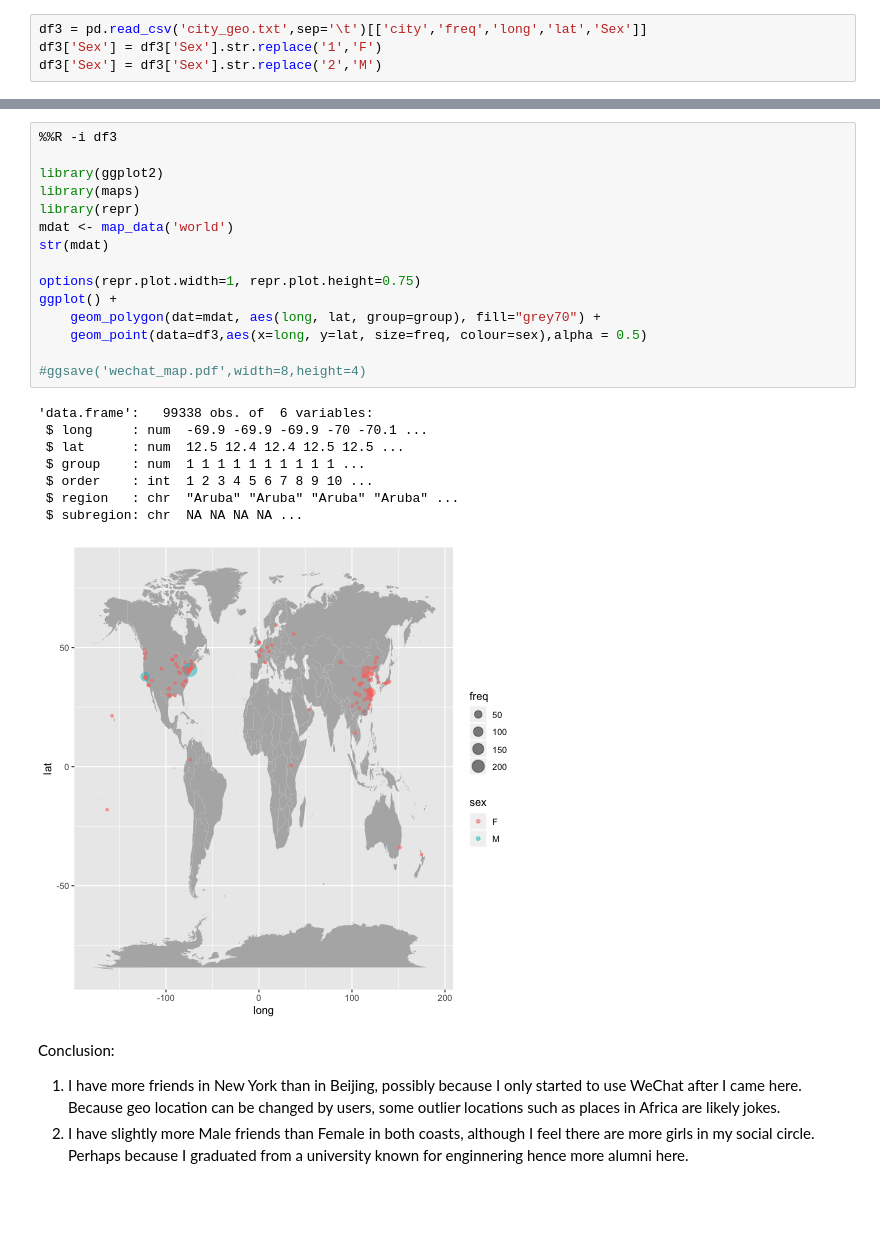
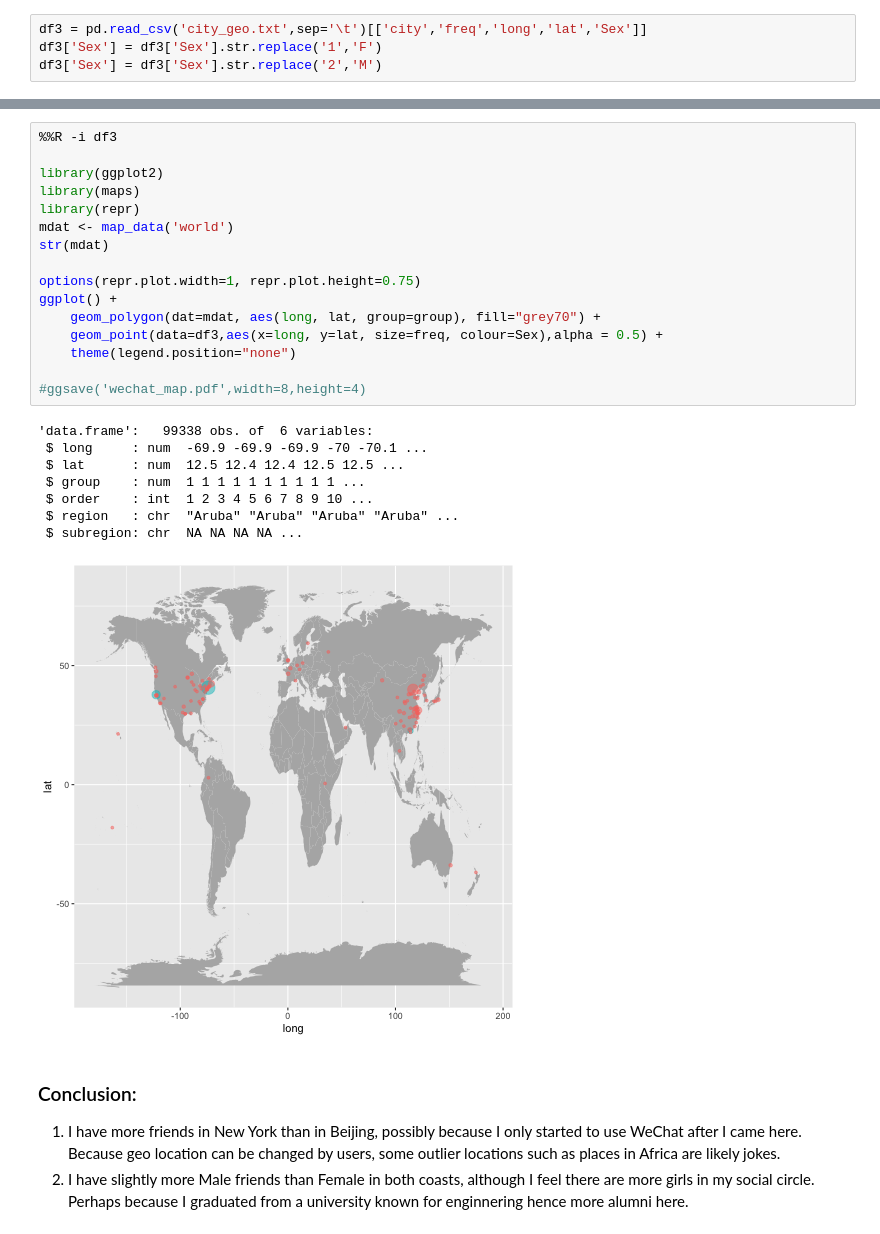
Before and after one commit to arcadianlyric/side_projects, a Jupyter notebook: wechat_api/wechat_api.ipynb, the cells around one changed output, grey strips where cells are left out. Saved outputs shown, nothing was run; the diff lists cells and outputs as text; blank space fills up the shorter version.

Commit message:
update plot

```diff
--- a/wechat_api/wechat_api.ipynb
+++ b/wechat_api/wechat_api.ipynb
@@ -149,29 +147,30 @@ The rpy2.ipython extension is already loaded. To reload it, use:
 # %%
 %%R -i df3
 
 library(ggplot2)
 library(maps)
 library(repr)
 mdat <- map_data('world')
 str(mdat)
 
 options(repr.plot.width=1, repr.plot.height=0.75)
 ggplot() +
     geom_polygon(dat=mdat, aes(long, lat, group=group), fill="grey70") +
-    geom_point(data=df3,aes(x=long, y=lat, size=freq, colour=sex),alpha = 0.5)
+    geom_point(data=df3,aes(x=long, y=lat, size=freq, colour=Sex),alpha = 0.5) +
+    theme(legend.position="none")
 
 #ggsave('wechat_map.pdf',width=8,height=4)
 # %% [output]
 'data.frame':   99338 obs. of  6 variables:
  $ long     : num  -69.9 -69.9 -69.9 -70 -70.1 ...
  $ lat      : num  12.5 12.4 12.4 12.5 12.5 ...
  $ group    : num  1 1 1 1 1 1 1 1 1 1 ...
  $ order    : int  1 2 3 4 5 6 7 8 9 10 ...
  $ region   : chr  "Aruba" "Aruba" "Aruba" "Aruba" ...
  $ subregion: chr  NA NA NA NA ...
-[figure, old version]
+[figure, new version]
 # %% [markdown]
-Conclusion:
+### Conclusion:
 
 1. I have more friends in New York than in Beijing, possibly because I only started to use WeChat after I came here. Because geo location can be changed by users, some outlier locations such as places in Africa are likely jokes.
 2. I have slightly more Male friends than Female in both coasts, although I feel there are more girls in my social circle. Perhaps because I graduated from a university known for enginnering hence more alumni here.
```
Also changed, not shown: parts of 4 cells of this notebook, 3 other files.
